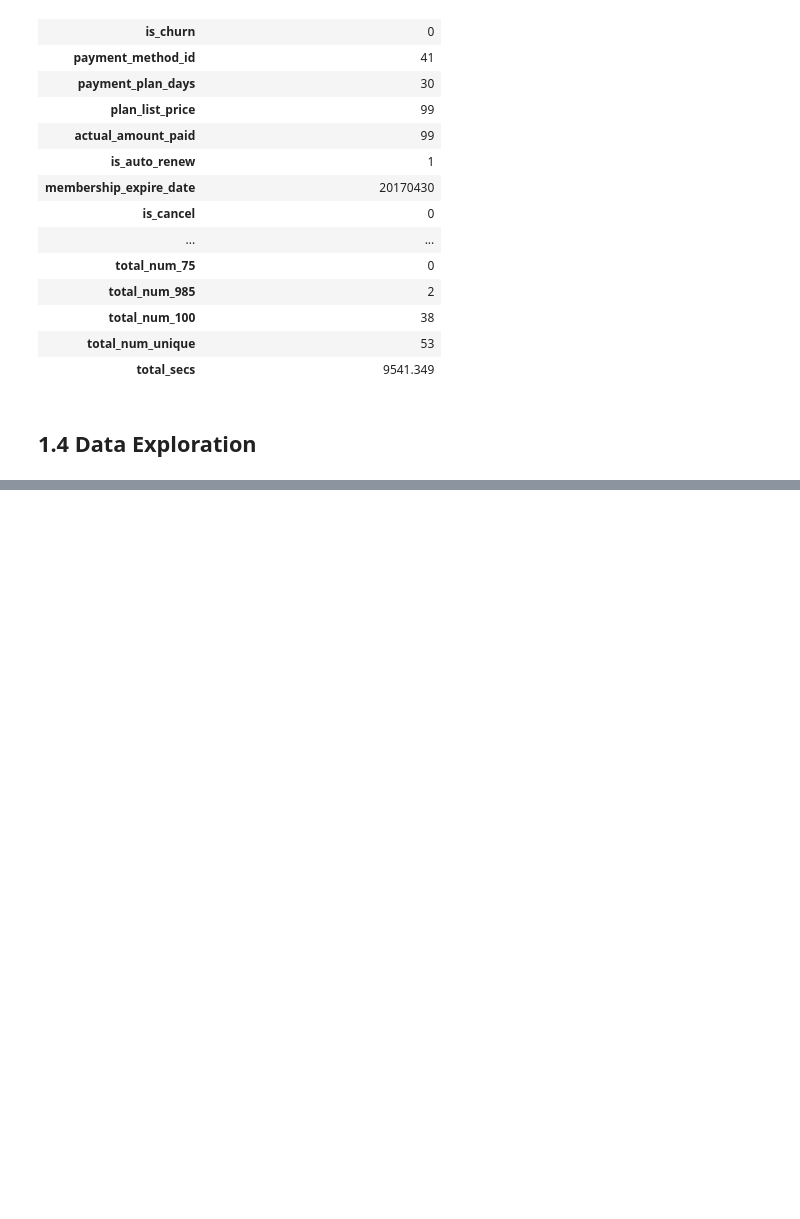
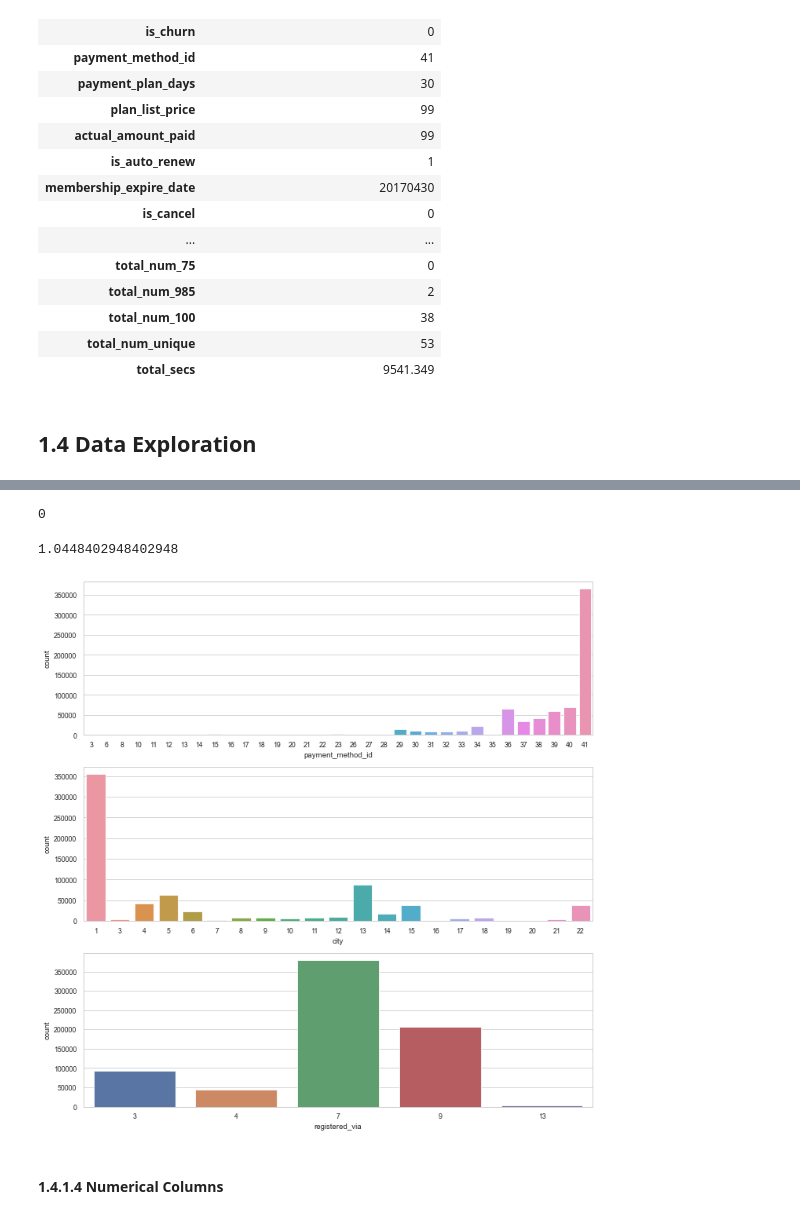
Before and after one commit to bmensah/springboard, a Jupyter notebook: capstone2/churn_analysis/capstone2_notebooks/Capstone2_Data_Wrangling.ipynb, the cells around one changed output, grey strips where cells are left out. Cells and saved outputs as stored; diff of their text form; code cells hidden in the pictures; blank space fills up the shorter version.

Commit message:
deal with missing values and outliers

```diff
--- a/capstone2/churn_analysis/capstone2_notebooks/Capstone2_Data_Wrangling.ipynb
+++ b/capstone2/churn_analysis/capstone2_notebooks/Capstone2_Data_Wrangling.ipynb
@@ -358,5 +364,8 @@ full_df.head(1).T
 | total_num_100 | 38 |
 | total_num_unique | 53 |
 | total_secs | 9541.349 |
+# %%
+# save full_df as a pandas dataframe to work with going forward
+full_pd_df = full_df.compute()
 # %% [markdown]
 ## 1.4 Data Exploration<a id='Data_Exploration'></a>
@@ -362,0 +455,34 @@ full_df.head(1).T
+# %%
+# encode male as 0 and female as 1
+full_pd_df.gender = full_pd_df.gender.map({"male":0, "female":1})
+# %%
+i = 0
+gender_series = full_pd_df.gender.copy()
+while i < len(gender_series):
+    if np.isnan(gender_series.iloc[i]):
+        gender_series.iloc[i] = np.random.choice([0, 1])
+    i+=1
+# %%
+full_pd_df["gender"] = gender_series
+# %%
+# confirm that we no longer have null values
+sum(full_pd_df.gender.isna())
+# %% [output]
+0
+# %%
+# check that the male/female ratio is still about the same
+full_pd_df.gender.value_counts()[0] / full_pd_df.gender.value_counts()[1]
+# %% [output]
+1.0448402948402948
+# %%
+# make bars charts to see the distributions of payment_method_id, city, and registered_via
+cat_features = ["payment_method_id", "city", "registered_via"]
+sns.set_context("paper")
+fig, axs = plt.subplots(3, 1, figsize=(10,10))
+for i, feature in enumerate(cat_features):
+    sns.countplot(x=feature, data=full_pd_df, ax=axs[i]);
+fig.tight_layout()
+# %% [output]
+[figure, added]
+# %% [markdown]
+#### 1.4.1.4 Numerical Columns<a id="Numerical_Columns"></a>
```
Also changed, not shown: parts of 55 cells of this notebook.
